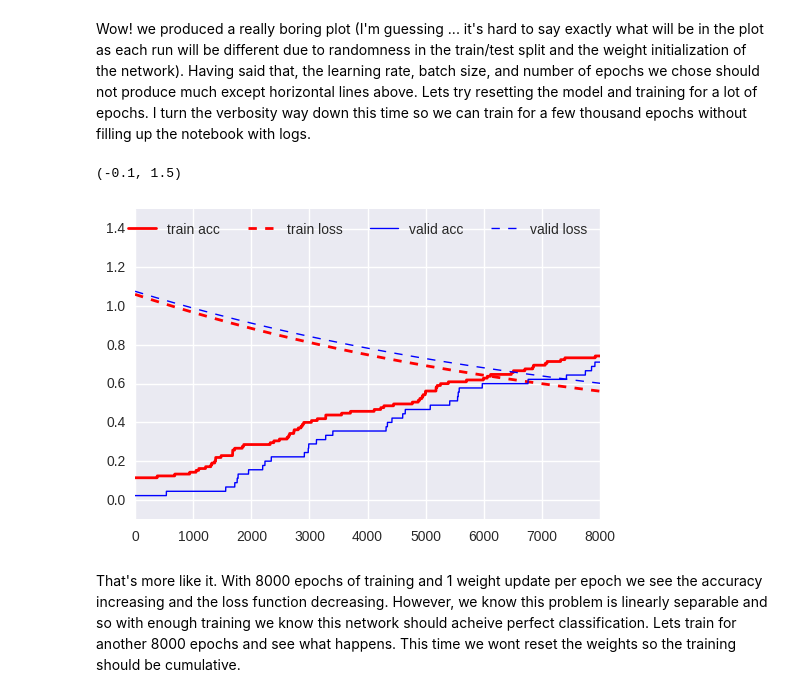
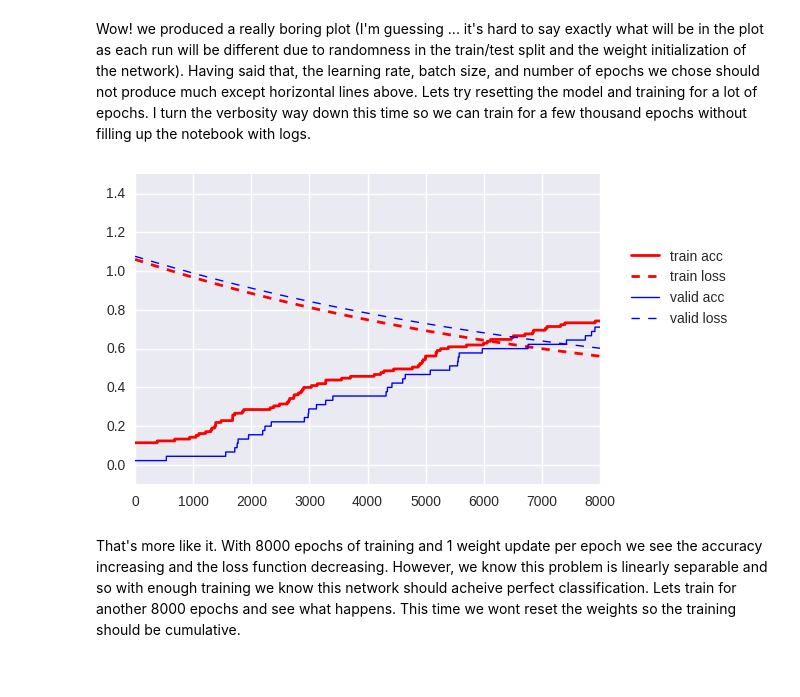
Before and after one commit to galtay/keras_examples, a Jupyter notebook: examples_1.ipynb, the cells around one changed output. Cells and saved outputs as stored; diff of their text form; code cells hidden in the pictures.

```diff
--- a/classifier_examples.ipynb
+++ b/examples_1.ipynb
@@ -261,18 +264,12 @@ Epoch 10/10
 # %% [markdown]
 Wow!  we produced a really boring plot (I'm guessing ... it's hard to say exactly what will be in the plot as each run will be different due to randomness in the train/test split and the weight initialization of the network).  Having said that, the learning rate, batch size, and number of epochs we chose should not produce much except horizontal lines above.  Lets try resetting the model and training for a lot of epochs.  I turn the verbosity way down this time so we can train for a few thousand epochs without filling up the notebook with logs.
-# %%
-model_binary.set_weights(weights_initial)
-mdlout_binary = model_binary.fit(
-    Xtrain_scld, Ytrain, validation_data=(Xtest_scld, Ytest),
-    batch_size=105, nb_epoch=8000, verbose=0)
-plt.plot(mdlout_binary.history['acc'], color='red', ls='-', lw=2.0, label='train acc')
-plt.plot(mdlout_binary.history['loss'], color='red', ls='--', lw=2.0, label='train loss')
-plt.plot(mdlout_binary.history['val_acc'], color='blue', ls='-', lw=1.0, label='valid acc')
-plt.plot(mdlout_binary.history['val_loss'], color='blue', ls='--', lw=1.0, label='valid loss')
-plt.legend(ncol=4)
-plt.ylim(-0.1, 1.5)
-# %% [output]
-(-0.1, 1.5)
-[figure, removed]
+# %%
+model_binary.set_weights(weights_initial)
+mdlout_binary = model_binary.fit(
+    Xtrain_scld, Ytrain, validation_data=(Xtest_scld, Ytest),
+    batch_size=105, nb_epoch=8000, verbose=0)
+plot_acc(mdlout_binary.history)
+# %% [output]
+[figure, added]
 # %% [markdown]
 That's more like it.  With 8000 epochs of training and 1 weight update per epoch we see the accuracy increasing and the loss function decreasing.  However, we know this problem is linearly separable and so with enough training we know this network should acheive perfect classification.  Lets train for another 8000 epochs and see what happens.  This time we wont reset the weights so the training should be cumulative.
```
Also changed, not shown: parts of 17 cells of this notebook.
